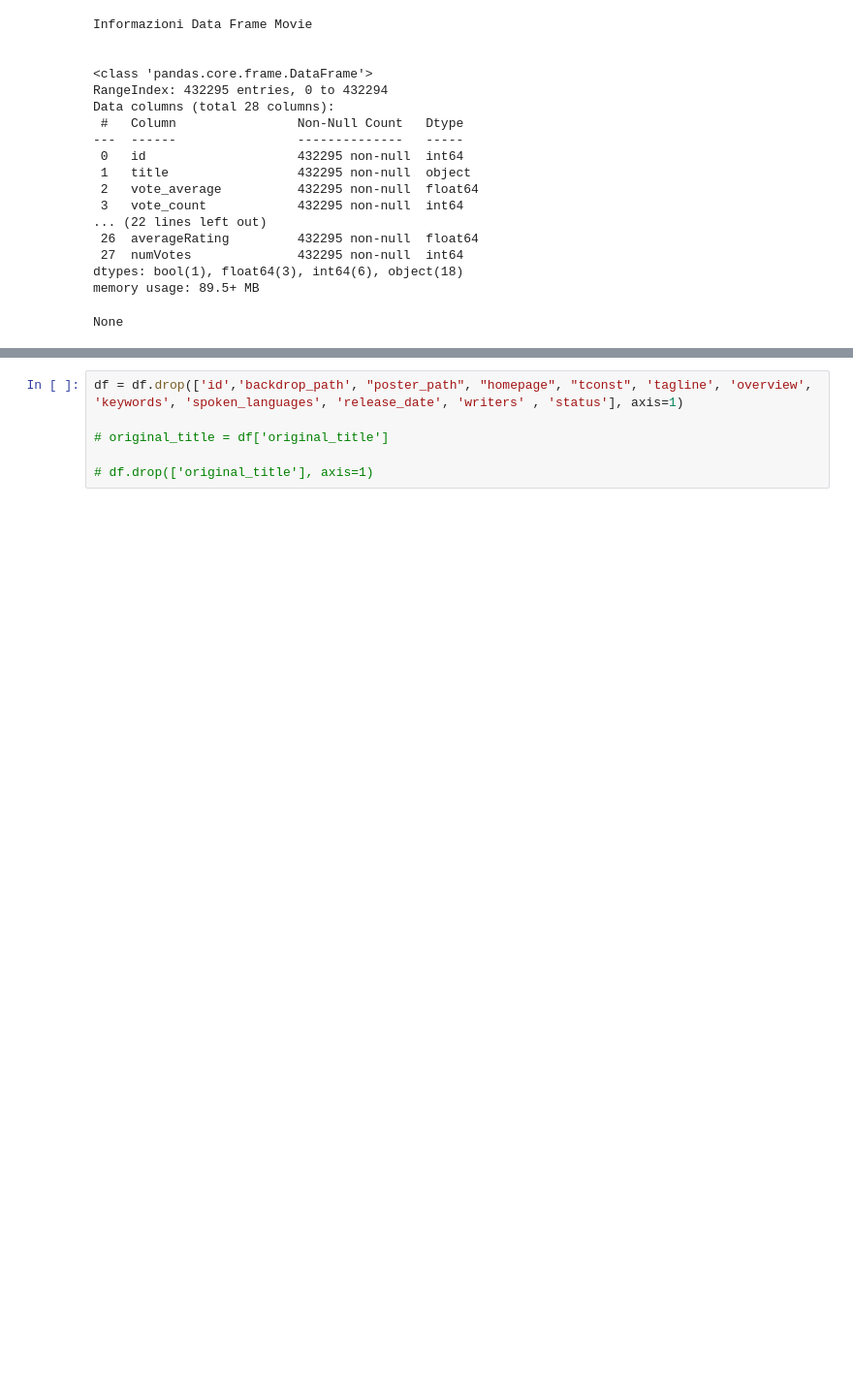
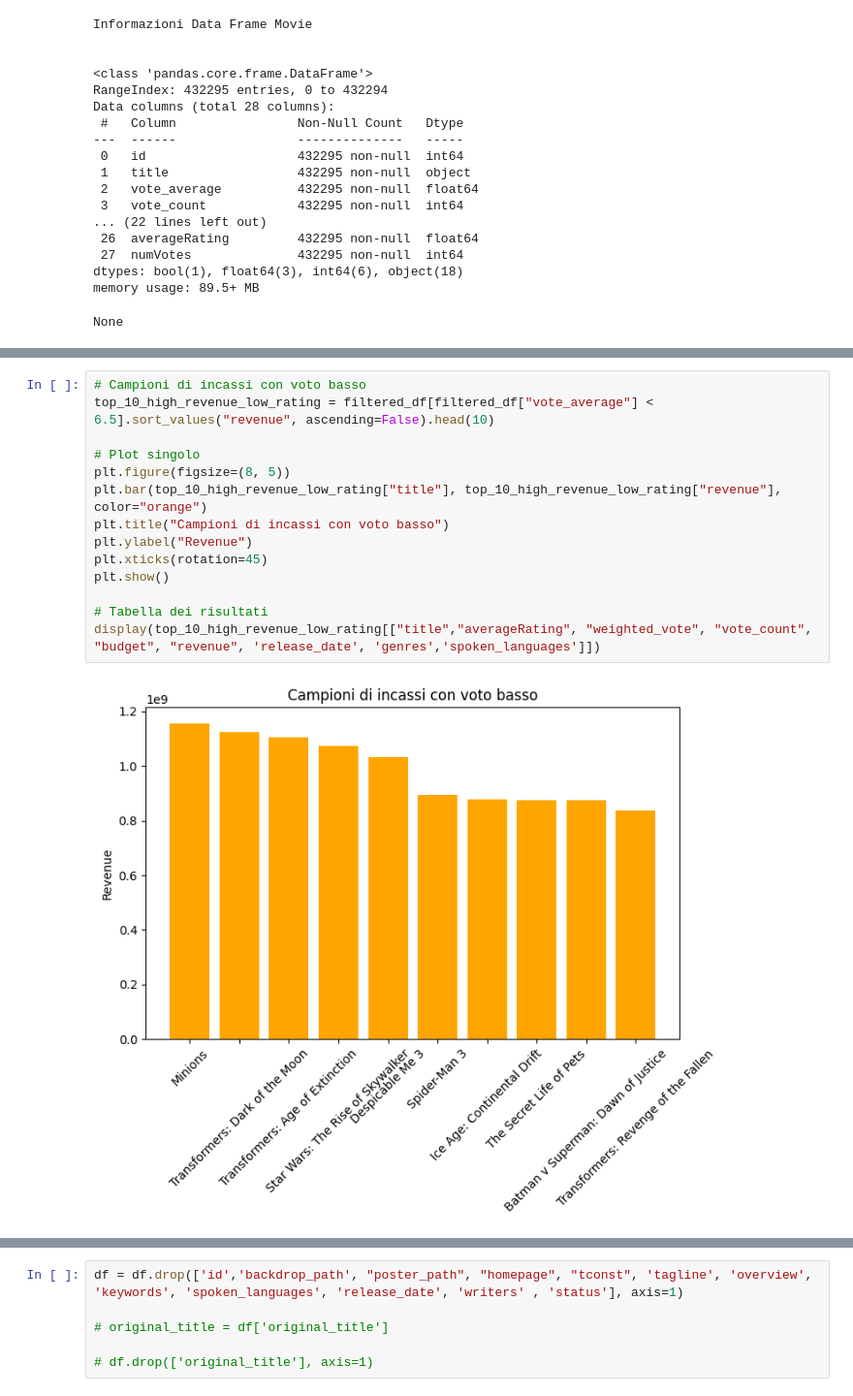
Before and after one commit to pierca9494/Jupyter-Pandas, a Jupyter notebook: EsercizioGruppo2/Analisi2.ipynb, the cells around one changed output, grey strips where cells are left out. Shown at 97% size. Drawn from its saved outputs; the diff is of its cells as text; blank space fills up the shorter version.

```diff
--- a/EsercizioGruppo2/Analisi2.ipynb
+++ b/EsercizioGruppo2/Analisi2.ipynb
@@ -59,0 +121,16 @@ Name: tconst, Length: 432295, dtype: object
+# %%
+# Campioni di incassi con voto basso
+top_10_high_revenue_low_rating = filtered_df[filtered_df["vote_average"] < 6.5].sort_values("revenue", ascending=False).head(10)
+
+# Plot singolo
+plt.figure(figsize=(8, 5))
+plt.bar(top_10_high_revenue_low_rating["title"], top_10_high_revenue_low_rating["revenue"], color="orange")
+plt.title("Campioni di incassi con voto basso")
+plt.ylabel("Revenue")
+plt.xticks(rotation=45)
+plt.show()
+
+# Tabella dei risultati
+display(top_10_high_revenue_low_rating[["title","averageRating", "weighted_vote", "vote_count", "budget", "revenue", 'release_date', 'genres','spoken_languages']])
+# %% [output]
+[figure, added]
```
Also changed, not shown: parts of 21 cells of this notebook.
